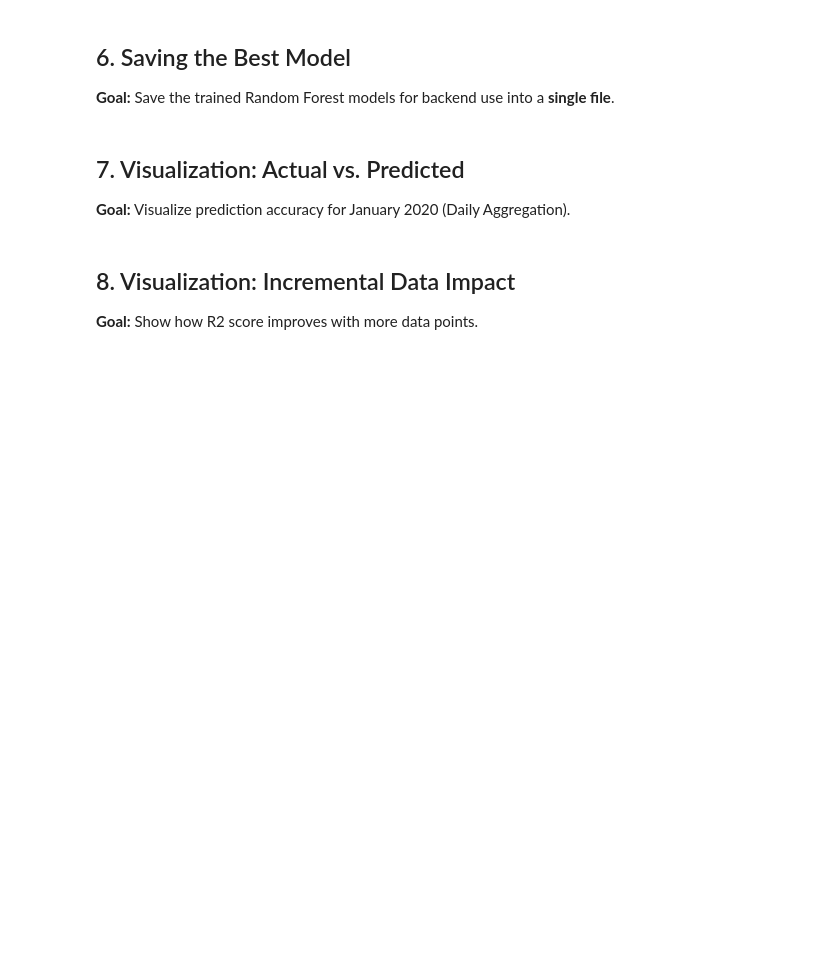
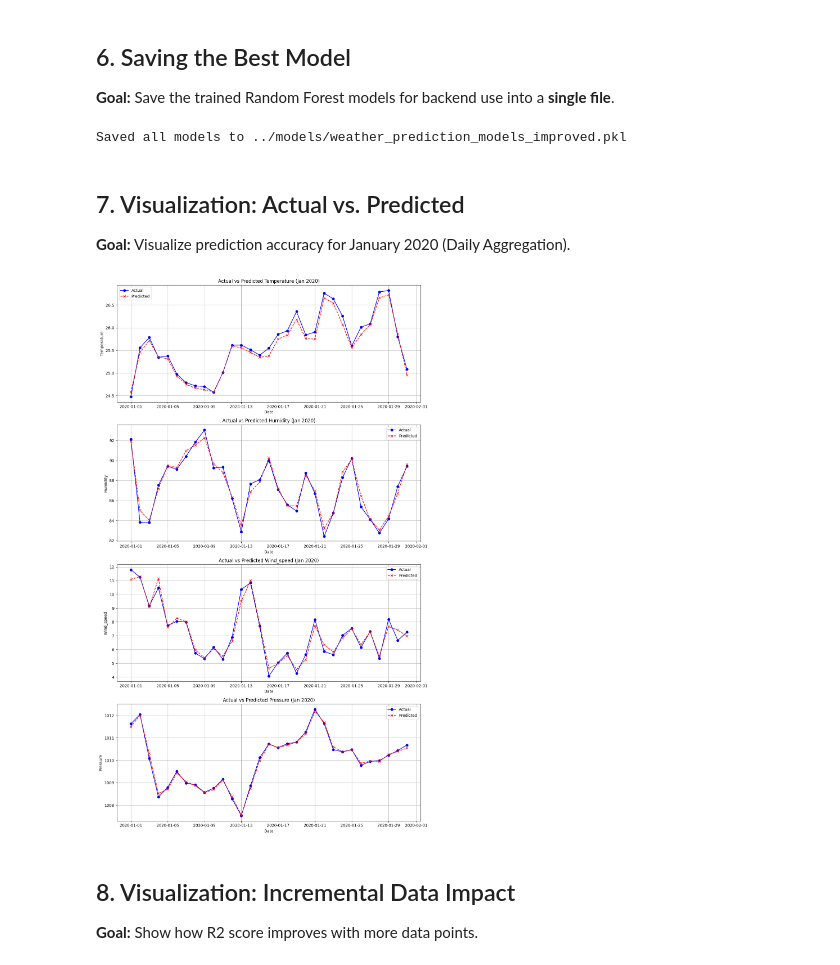
Before and after one commit to AzaniFatturFadhika/weather-iot, a Jupyter notebook: examples/model_training/notebooks/weather_model_training_hourly.ipynb, the cells around one changed output. Cells and saved outputs as stored; diff of their text form; code cells hidden in the pictures; blank space fills up the shorter version.

```diff
--- a/examples/model_training/notebooks/weather_model_training_hourly.ipynb
+++ b/examples/model_training/notebooks/weather_model_training_hourly.ipynb
@@ -214,10 +282,12 @@ save_dir = '../models'
 os.makedirs(save_dir, exist_ok=True)
 
 # Save all models in a single dictionary
-filename = f"{save_dir}/weather_prediction_models.pkl"
+filename = f"{save_dir}/weather_prediction_models_improved.pkl"
 joblib.dump(best_models, filename)
 
 print(f"Saved all models to {filename}")
+# %% [output]
+Saved all models to ../models/weather_prediction_models_improved.pkl
 # %% [markdown]
 ## 7. Visualization: Actual vs. Predicted
 
@@ -270,3 +295,48 @@ plt.show()
+# %%
+# Filter data for January 2020
+# We need to use the data WITH features generated
+# Since we generated features per target, we need to handle this carefully for visualization
+
+fig, axes = plt.subplots(4, 1, figsize=(12, 20))
+
+for i, target in enumerate(targets):
+    # Re-create features for this target (same as training)
+    df_target = create_lag_features(df, target)
+
+    # Filter Jan 2020
+    jan_2020 = df_target[(df_target['timestamp'].dt.year == 2020) & (df_target['timestamp'].dt.month == 1)].copy()
+
+    if len(jan_2020) == 0:
+        # Fallback if no 2020 data
+        jan_2020 = df_target.iloc[-720:].copy() # Last 30 days approx
+
+    # Prepare X
+    X_jan = jan_2020[model_features[target]]
+
+    # Predict
+    model = best_models[target]
+    y_pred = model.predict(X_jan)
+
+    # Add prediction to dataframe for resampling
+    jan_2020['predicted'] = y_pred
+
+    # Resample to Daily for clearer visualization
+    daily_data = jan_2020.resample('D', on='timestamp').mean(numeric_only=True)
+
+    ax = axes[i]
+    ax.plot(daily_data.index, daily_data[target], label='Actual', color='blue', marker='o')
+    ax.plot(daily_data.index, daily_data['predicted'], label='Predicted', color='red', linestyle='--', marker='x')
+
+    ax.set_title(f'Actual vs Predicted {target.capitalize()} (Jan 2020)')
+    ax.set_xlabel('Date')
+    ax.set_ylabel(target.capitalize())
+    ax.legend()
+    ax.grid(True)
+
+plt.tight_layout()
+plt.show()
+# %% [output]
+[figure, added]
 # %% [markdown]
 ## 8. Visualization: Incremental Data Impact
 
```
Also changed, not shown: parts of 12 cells of this notebook.
